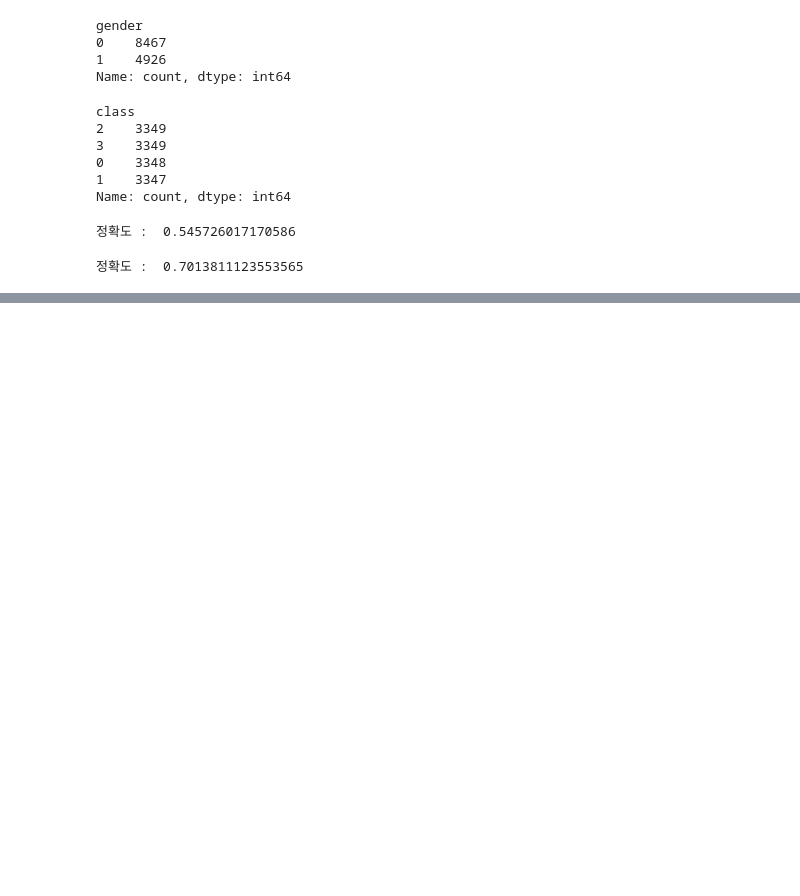
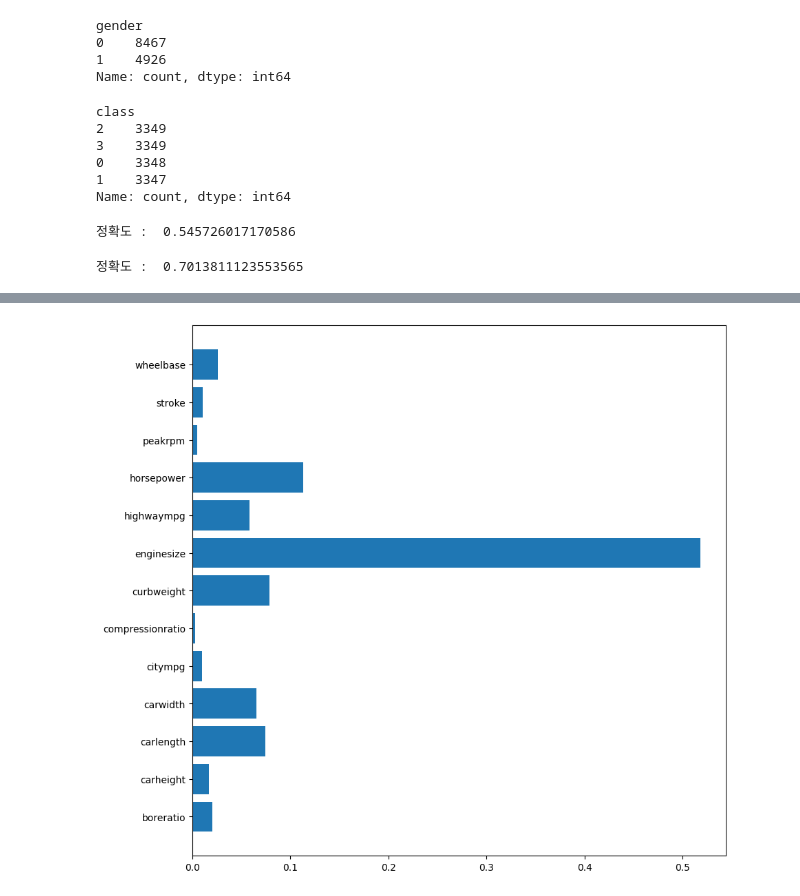
Before and after one commit to bsmoon-86/multicam_2025, a Jupyter notebook: 250930/01_부스팅.ipynb, the cells around one changed output, grey strips where cells are left out. Cells and saved outputs as stored; diff of their text form; code cells hidden in the pictures; blank space fills up the shorter version.

```diff
--- a/250930/01_부스팅.ipynb
+++ b/250930/01_부스팅.ipynb
@@ -318,0 +503,6 @@ ValueError: Target is multiclass but average='binary'. Please choose another ave
+# %%
+# 각 피쳐별 중요도
+importances = reg.feature_importances_
+feature_name_df = pd.DataFrame(feature_names, columns = ['feature_name'])
+feature_name_df['importance'] = importances
+feature_name_df
@@ -318,0 +524,9 @@ ValueError: Target is multiclass but average='binary'. Please choose another ave
+# %%
+# 피쳐별 중요도 막대 그래프 -> 누운 막대그래프
+plt.figure(figsize=(10, 10))
+
+plt.barh( feature_name_df['feature_name'], feature_name_df['importance'] )
+
+plt.show()
+# %% [output]
+[figure, added]
```
Also changed, not shown: parts of 16 cells of this notebook, 1 other file.
